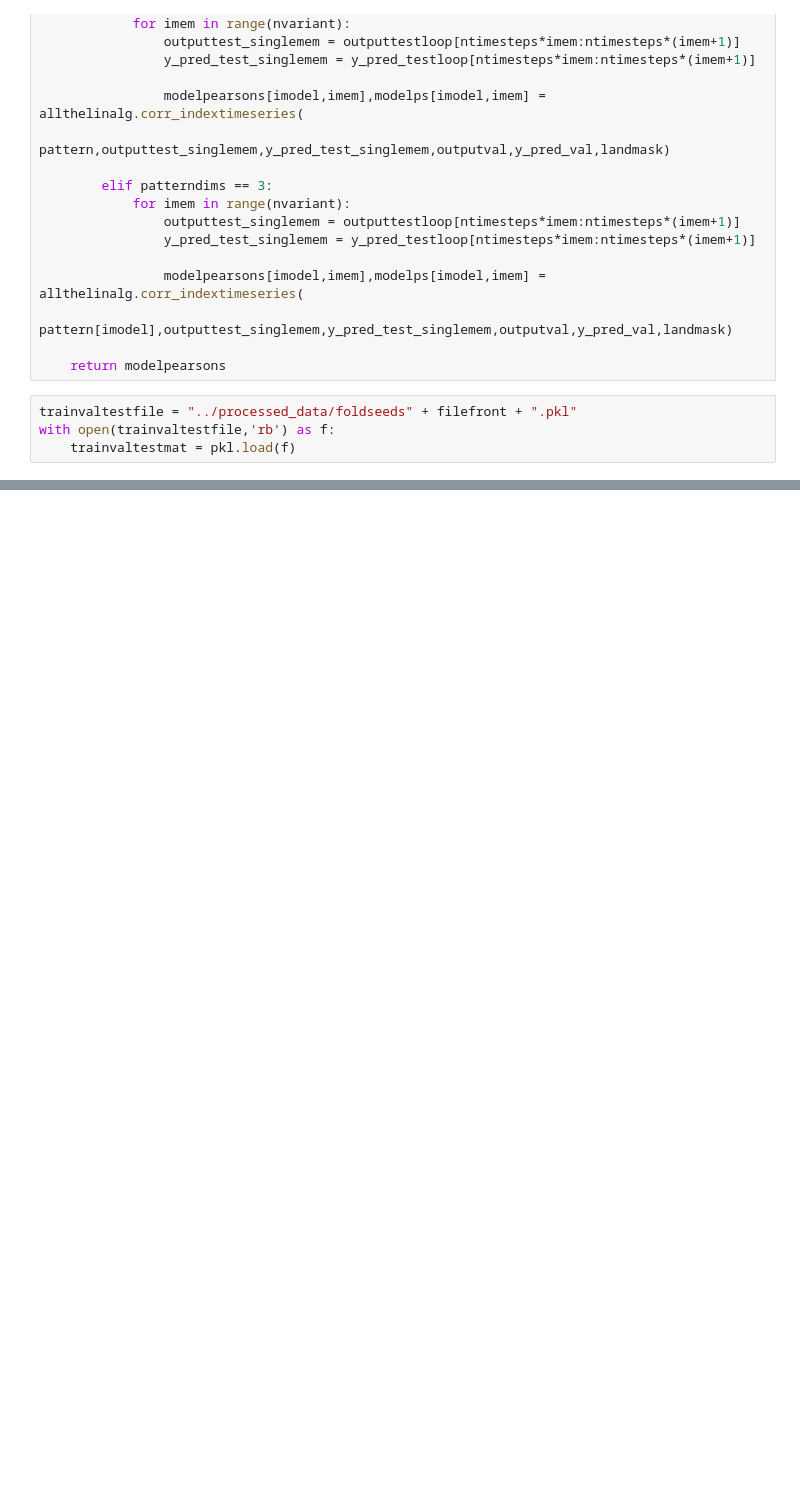
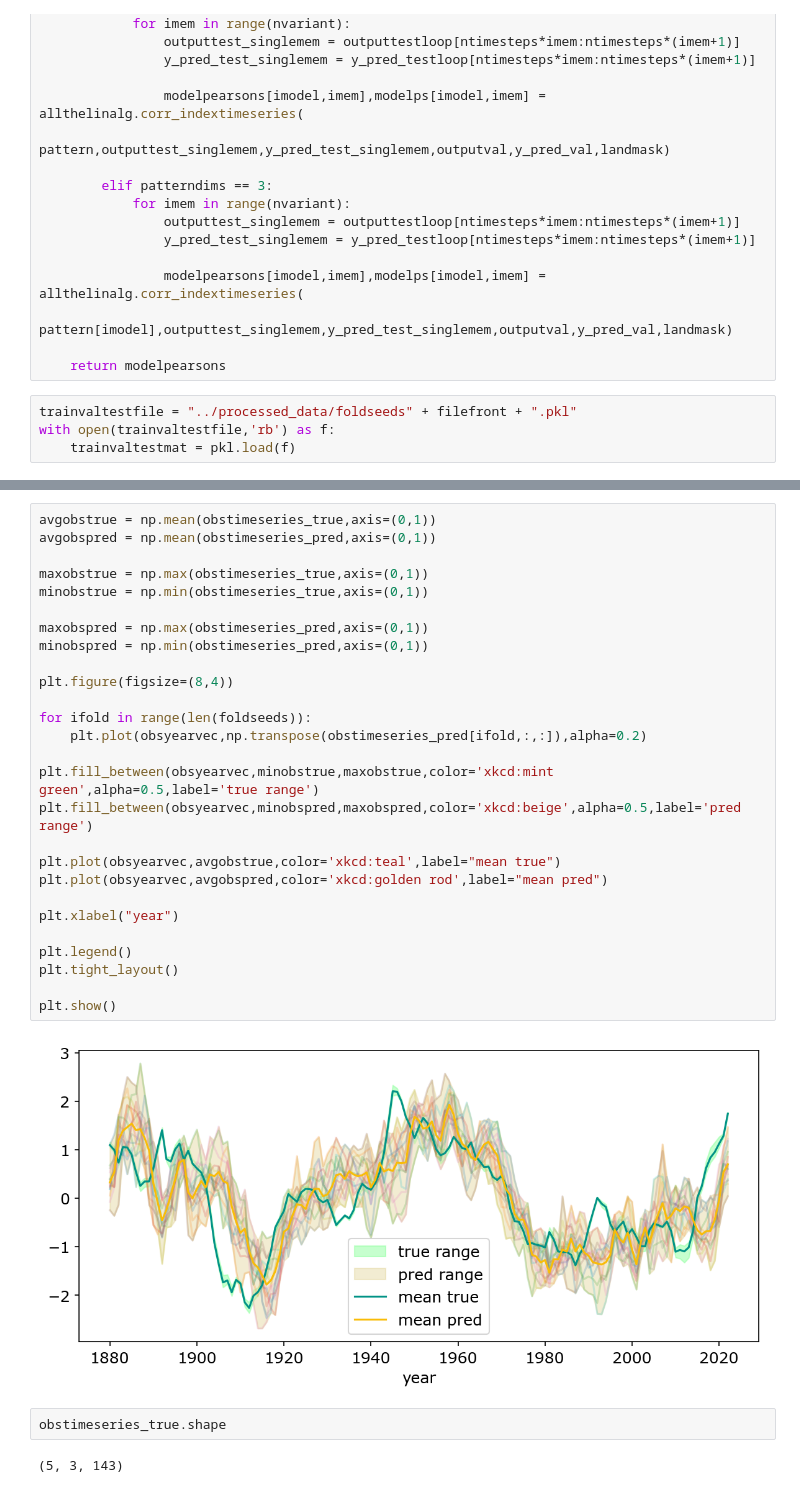
Before and after one commit to emily-gordy/NPac_MultiYear_SkillComponentAnalysis, a Jupyter notebook: supplemental/evaluate_tvtfolds.ipynb, the cells around one changed output, grey strips where cells are left out. Cells and saved outputs as stored; diff of their text form; blank space fills up the shorter version.

```diff
--- a/supplemental/evaluate_tvtfolds.ipynb
+++ b/supplemental/evaluate_tvtfolds.ipynb
@@ -206,0 +215,33 @@ for ifold,foldseed in enumerate(foldseeds):
+# %%
+avgobstrue = np.mean(obstimeseries_true,axis=(0,1))
+avgobspred = np.mean(obstimeseries_pred,axis=(0,1))
+
+maxobstrue = np.max(obstimeseries_true,axis=(0,1))
+minobstrue = np.min(obstimeseries_true,axis=(0,1))
+
+maxobspred = np.max(obstimeseries_pred,axis=(0,1))
+minobspred = np.min(obstimeseries_pred,axis=(0,1))
+
+plt.figure(figsize=(8,4))
+
+for ifold in range(len(foldseeds)):
+    plt.plot(obsyearvec,np.transpose(obstimeseries_pred[ifold,:,:]),alpha=0.2)
+
+plt.fill_between(obsyearvec,minobstrue,maxobstrue,color='xkcd:mint green',alpha=0.5,label='true range')
+plt.fill_between(obsyearvec,minobspred,maxobspred,color='xkcd:beige',alpha=0.5,label='pred range')
+
+plt.plot(obsyearvec,avgobstrue,color='xkcd:teal',label="mean true")
+plt.plot(obsyearvec,avgobspred,color='xkcd:golden rod',label="mean pred")
+
+plt.xlabel("year")
+
+plt.legend()
+plt.tight_layout()
+
+plt.show()
+# %% [output]
+[figure, added]
+# %%
+obstimeseries_true.shape
+# %% [output]
+(5, 3, 143)
```
Also changed, not shown: parts of 3 cells of this notebook, 1 other file.
